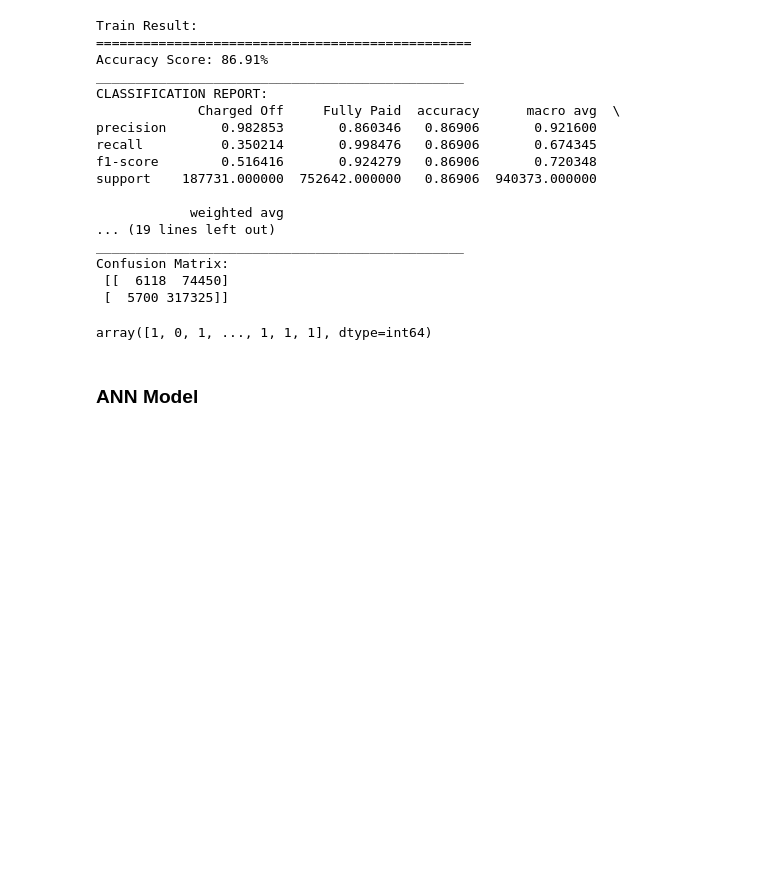
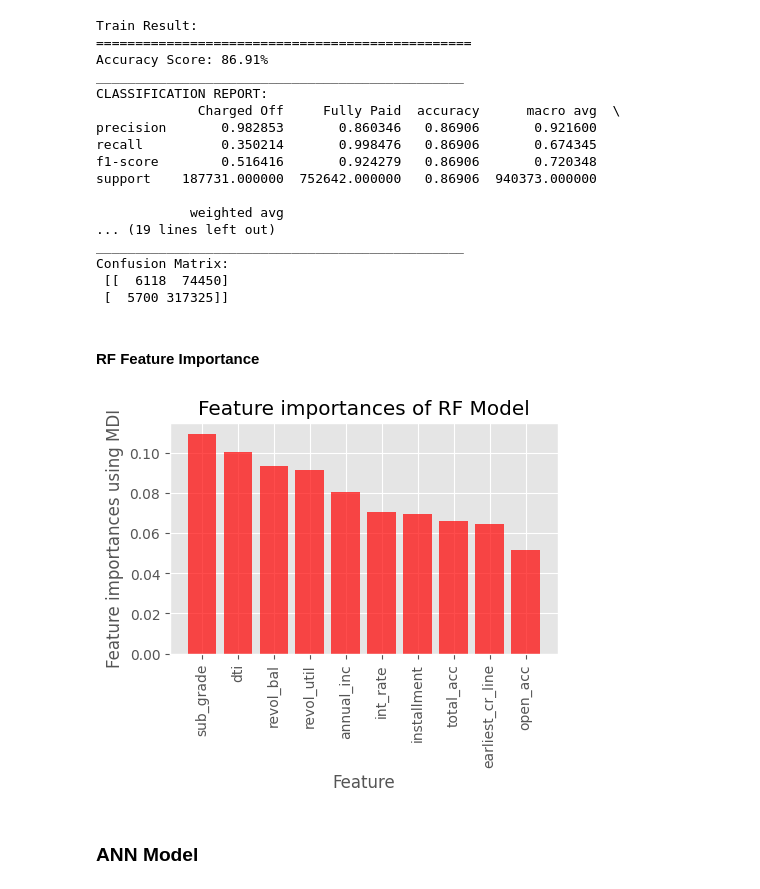
Before and after one commit to bartproo/lendingclub, a Jupyter notebook: Lending Club.ipynb, the cells around one changed output. Drawn from its saved outputs; the diff is of its cells as text; code cells hidden in the pictures; blank space fills up the shorter version.

```diff
--- a/Lending Club.ipynb
+++ b/Lending Club.ipynb
@@ -535,10 +589,17 @@ _______________________________________________
 Confusion Matrix:
  [[  6118  74450]
  [  5700 317325]]
-# %%
-y_train_pred
-# %% [output]
-array([1, 0, 1, ..., 1, 1, 1], dtype=int64)
+# %% [markdown]
+#### RF Feature Importance
+# %%
+column_names = X_test_imputed.columns
+std = np.std([tree.feature_importances_ for tree in rf_clf.estimators_], axis=0)
+forest_importances = pd.Series(rf_clf.feature_importances_, index=column_names).sort_values(ascending=False)
+
+plot_permutation_feature_importance(forest_importances, column_names, ylabel="Feature importances using MDI" ,
+title="Feature importances of RF Model")
+# %% [output]
+[figure, added]
 # %% [markdown]
 ### ANN Model
 # %%
```
Also changed, not shown: parts of 43 cells of this notebook.
